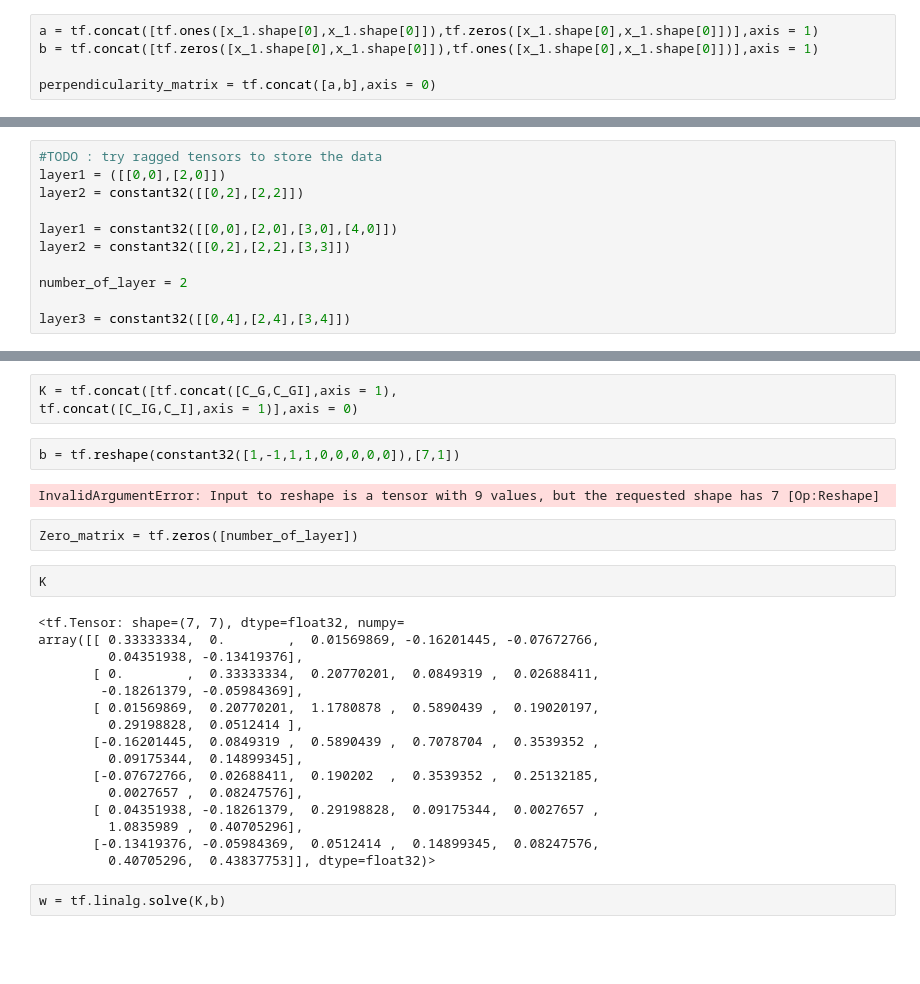
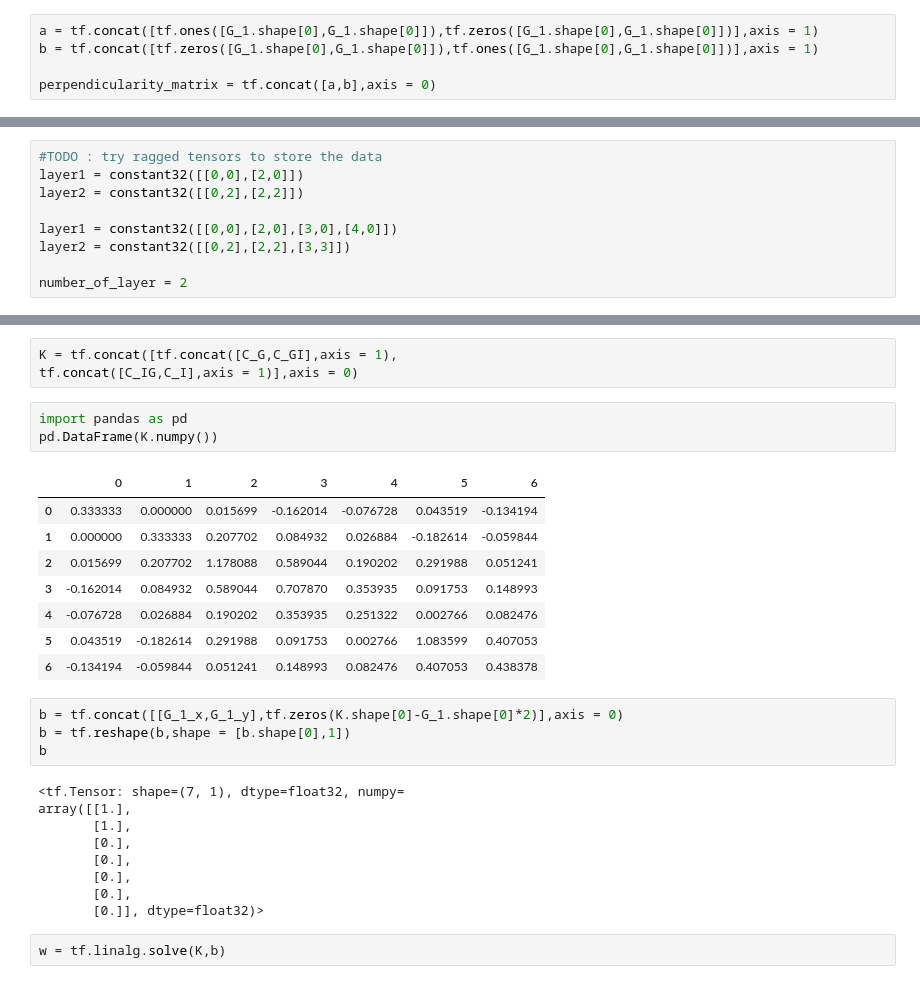
Before and after one commit to GeorgeLiang3/repository1, a Jupyter notebook: Kriging_TensorFlow/Kriging_TF_V0.2.ipynb, the cells around one changed output, grey strips where cells are left out. Drawn from its saved outputs; the diff is of its cells as text; blank space fills up the shorter version.

```diff
--- a/Kriging_TensorFlow/Kriging_TF_V0.2.ipynb
+++ b/Kriging_TensorFlow/Kriging_TF_V0.2.ipynb
@@ -47,8 +50,8 @@ array([[0., 0.],
 # %%
 h_v = tf.transpose(h_u)
 # %%
-a = tf.concat([tf.ones([x_1.shape[0],x_1.shape[0]]),tf.zeros([x_1.shape[0],x_1.shape[0]])],axis = 1)
-b = tf.concat([tf.zeros([x_1.shape[0],x_1.shape[0]]),tf.ones([x_1.shape[0],x_1.shape[0]])],axis = 1)
+a = tf.concat([tf.ones([G_1.shape[0],G_1.shape[0]]),tf.zeros([G_1.shape[0],G_1.shape[0]])],axis = 1)
+b = tf.concat([tf.zeros([G_1.shape[0],G_1.shape[0]]),tf.ones([G_1.shape[0],G_1.shape[0]])],axis = 1)
 
 perpendicularity_matrix = tf.concat([a,b],axis = 0)
 # %%
@@ -79,15 +82,13 @@ array([[0.33333334, 0.        ],
 ### covariance of interface points
 # %%
 #TODO : try ragged tensors to store the data
-layer1 = ([[0,0],[2,0]])
+layer1 = constant32([[0,0],[2,0]])
 layer2 = constant32([[0,2],[2,2]])
 
 layer1 = constant32([[0,0],[2,0],[3,0],[4,0]])
 layer2 = constant32([[0,2],[2,2],[3,3]])
 
 number_of_layer = 2
-
-layer3 = constant32([[0,4],[2,4],[3,4]])
 # %%
 layer = tf.ragged.constant([[[0,0],[2,0]],[[0,2],[2,2],[3,3]]])
 layer[0].to_list()
@@ -229,30 +186,31 @@ F_T = tf.transpose(F)
 # %%
 K = tf.concat([tf.concat([C_G,C_GI],axis = 1),
 tf.concat([C_IG,C_I],axis = 1)],axis = 0)
-# %%
-b = tf.reshape(constant32([1,-1,1,1,0,0,0,0,0]),[7,1])
-# %% [output]
-InvalidArgumentError: Input to reshape is a tensor with 9 values, but the requested shape has 7 [Op:Reshape]
-# %%
-Zero_matrix = tf.zeros([number_of_layer])
-# %%
-K
-# %% [output]
-<tf.Tensor: shape=(7, 7), dtype=float32, numpy=
-array([[ 0.33333334,  0.        ,  0.01569869, -0.16201445, -0.07672766,
-         0.04351938, -0.13419376],
-       [ 0.        ,  0.33333334,  0.20770201,  0.0849319 ,  0.02688411,
-        -0.18261379, -0.05984369],
-       [ 0.01569869,  0.20770201,  1.1780878 ,  0.5890439 ,  0.19020197,
-         0.29198828,  0.0512414 ],
-       [-0.16201445,  0.0849319 ,  0.5890439 ,  0.7078704 ,  0.3539352 ,
-         0.09175344,  0.14899345],
-       [-0.07672766,  0.02688411,  0.190202  ,  0.3539352 ,  0.25132185,
-         0.0027657 ,  0.08247576],
-       [ 0.04351938, -0.18261379,  0.29198828,  0.09175344,  0.0027657 ,
-         1.0835989 ,  0.40705296],
-       [-0.13419376, -0.05984369,  0.0512414 ,  0.14899345,  0.08247576,
-         0.40705296,  0.43837753]], dtype=float32)>
+# %%
+import pandas as pd
+pd.DataFrame(K.numpy())
+# %% [output]
+|  | 0 | 1 | 2 | 3 | 4 | 5 | 6 |
+| 0 | 0.333333 | 0.000000 | 0.015699 | -0.162014 | -0.076728 | 0.043519 | -0.134194 |
+| 1 | 0.000000 | 0.333333 | 0.207702 | 0.084932 | 0.026884 | -0.182614 | -0.059844 |
+| 2 | 0.015699 | 0.207702 | 1.178088 | 0.589044 | 0.190202 | 0.291988 | 0.051241 |
+| 3 | -0.162014 | 0.084932 | 0.589044 | 0.707870 | 0.353935 | 0.091753 | 0.148993 |
+| 4 | -0.076728 | 0.026884 | 0.190202 | 0.353935 | 0.251322 | 0.002766 | 0.082476 |
+| 5 | 0.043519 | -0.182614 | 0.291988 | 0.091753 | 0.002766 | 1.083599 | 0.407053 |
+| 6 | -0.134194 | -0.059844 | 0.051241 | 0.148993 | 0.082476 | 0.407053 | 0.438378 |
+# %%
+b = tf.concat([[G_1_x,G_1_y],tf.zeros(K.shape[0]-G_1.shape[0]*2)],axis = 0)
+b = tf.reshape(b,shape = [b.shape[0],1])
+b
+# %% [output]
+<tf.Tensor: shape=(7, 1), dtype=float32, numpy=
+array([[1.],
+       [1.],
+       [0.],
+       [0.],
+       [0.],
+       [0.],
+       [0.]], dtype=float32)>
 # %%
 w = tf.linalg.solve(K,b)
 # %%
```
Also changed, not shown: parts of 42 cells of this notebook, 10 other files.
